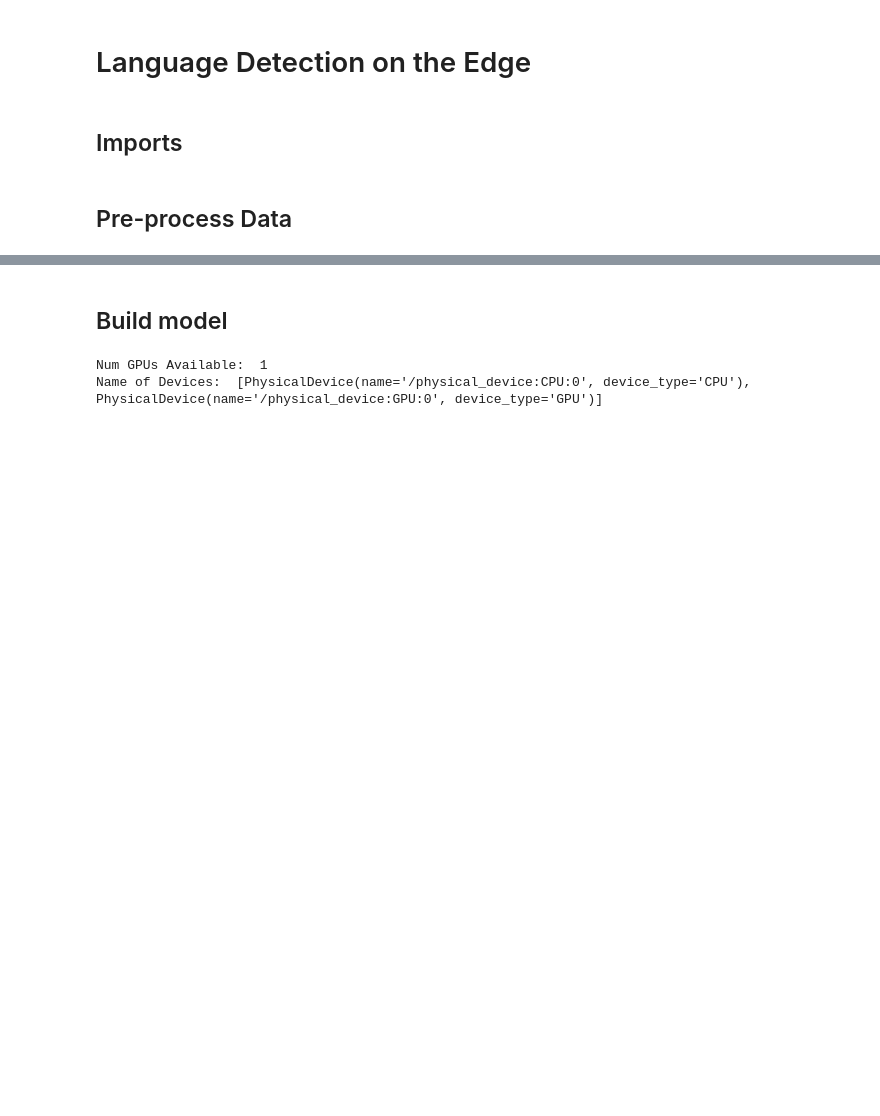
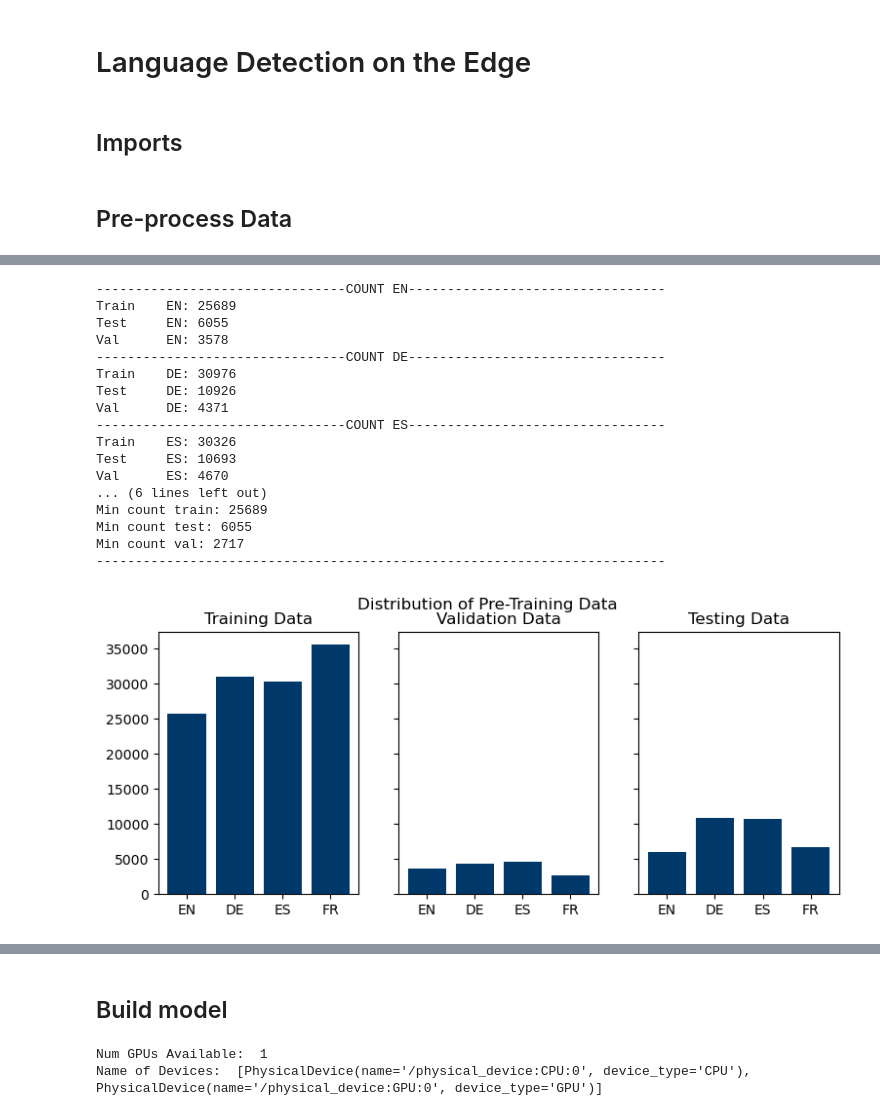
Before and after one commit to citrovin/LanguageDetection, a Jupyter notebook: src/pre-train.ipynb, the cells around one changed output, grey strips where cells are left out. Drawn from its saved outputs; the diff is of its cells as text; code cells hidden in the pictures; blank space fills up the shorter version.

Commit message:
pre-training

```diff
--- a/src/pre-train.ipynb
+++ b/src/pre-train.ipynb
@@ -18,6 +19,8 @@ from keras.callbacks import EarlyStopping
 ## Pre-process Data
 # %%
 def load_data_generator(dataset_dir: str, file_names: list):
+
+    NUM_CLASSES = len(file_names)
 
     x_train, x_test, x_val, y_train, y_test, y_val = [], [], [], [], [], []
 
@@ -68,14 +71,19 @@ def load_data_generator(dataset_dir: str, file_names: list):
     x_test = np.array(x_test)
     x_val = np.array(x_val)
 
-    y_train = to_categorical(np.array(y_train))
-    y_test = to_categorical(np.array(y_test))
-    y_val = to_categorical(np.array(y_val))
+    y_train = to_categorical(np.array(y_train), num_classes = NUM_CLASSES)
+    y_test = to_categorical(np.array(y_test), num_classes = NUM_CLASSES)
+    y_val = to_categorical(np.array(y_val), num_classes = NUM_CLASSES)
 
     return x_train, x_test, x_val, y_train, y_test, y_val
 # %%
 dataset_dir = '../data/pre-train/raw/'
-CLASSES = ['fleurs.de_de', 'fleurs.es_419', 'fleurs.fr_fr', 'fleurs.it_it']
+# CLASSES = ['fleurs.en_us', 'fleurs.de_de', 'fleurs.es_419', 'fleurs.fr_fr', 'fleurs.it_it']
+# CLASSES = ['fleurs.en_us', 'fleurs.de_de', 'fleurs.fr_fr', 'fleurs.it_it']
+CLASSES = ['fleurs.en_us', 'fleurs.de_de', 'fleurs.es_419', 'fleurs.fr_fr']
+
+
+
 
 x_train, x_test, x_val, y_train, y_test, y_val = load_data_generator(dataset_dir, CLASSES)
 
@@ -106,0 +137,65 @@ x_val shape: (17137, 16000) | y_val shape: (17137, 4)
+# %%
+
+labels_train = [np.argmax(i) for i in y_train]
+labels_test = [np.argmax(i) for i in y_test]
+labels_val = [np.argmax(i) for i in y_val]
+
+unique_train, counts_train = np.unique(labels_train, return_counts=True)
+unique_test, counts_test = np.unique(labels_test, return_counts=True)
+unique_val, counts_val = np.unique(labels_val, return_counts=True)
+
+del labels_train
+del labels_test
+del labels_val
+
+# CLASSES = ['fleurs.en_us', 'fleurs.de_de', 'fleurs.es_419', 'fleurs.fr_fr', 'fleurs.it_it']
+# LABELS = ['EN', 'DE', 'ES', 'FR', 'IT']
+LABELS = ['EN', 'DE', 'ES', 'FR']
+
+
+
+
+fig, axes = plt.subplots(1,3, figsize=(9, 3.5), sharey=True, edgecolor='black')
+axes[0].bar(LABELS, counts_train, color='#01386a')
+axes[0].set_title('Training Data')
+
+axes[1].bar(LABELS, counts_val, color='#01386a')
+axes[1].set_title('Validation Data')
+
+axes[2].bar(LABELS, counts_test, color='#01386a')
+axes[2].set_title('Testing Data')
+
+fig.suptitle('Distribution of Pre-Training Data')
+
+
+for enum, i in enumerate(counts_train):
+    print(f'--------------------------------COUNT {LABELS[enum]}---------------------------------')
+    print(f'Train\t {LABELS[enum]}: {i}')
+    print(f'Test\t {LABELS[enum]}: {counts_test[enum]}')
+    print(f'Val\t {LABELS[enum]}: {counts_val[enum]}')
+print('-------------------------------------------------------------------------')
+
+print('--------------------------------MINIMUM COUNTS---------------------------------')
+print(f'Min count train: {min(counts_train)}')
+print(f'Min count test: {min(counts_test)}')
+print(f'Min count val: {min(counts_val)}')
+print('-------------------------------------------------------------------------')
+# %% [output]
+--------------------------------COUNT EN---------------------------------
+Train    EN: 25689
+Test     EN: 6055
+Val      EN: 3578
+--------------------------------COUNT DE---------------------------------
+Train    DE: 30976
+Test     DE: 10926
+Val      DE: 4371
+--------------------------------COUNT ES---------------------------------
+Train    ES: 30326
+Test     ES: 10693
+Val      ES: 4670
+... (6 lines left out)
+Min count train: 25689
+Min count test: 6055
+Min count val: 2717
+-------------------------------------------------------------------------
+[figure, added]
```
Also changed, not shown: parts of 9 cells of this notebook.
